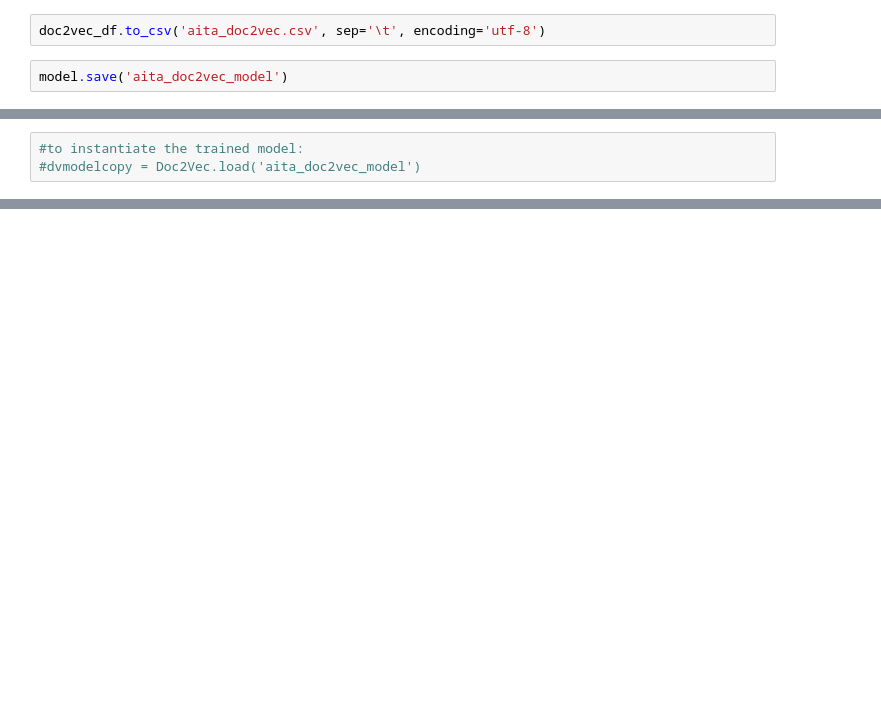
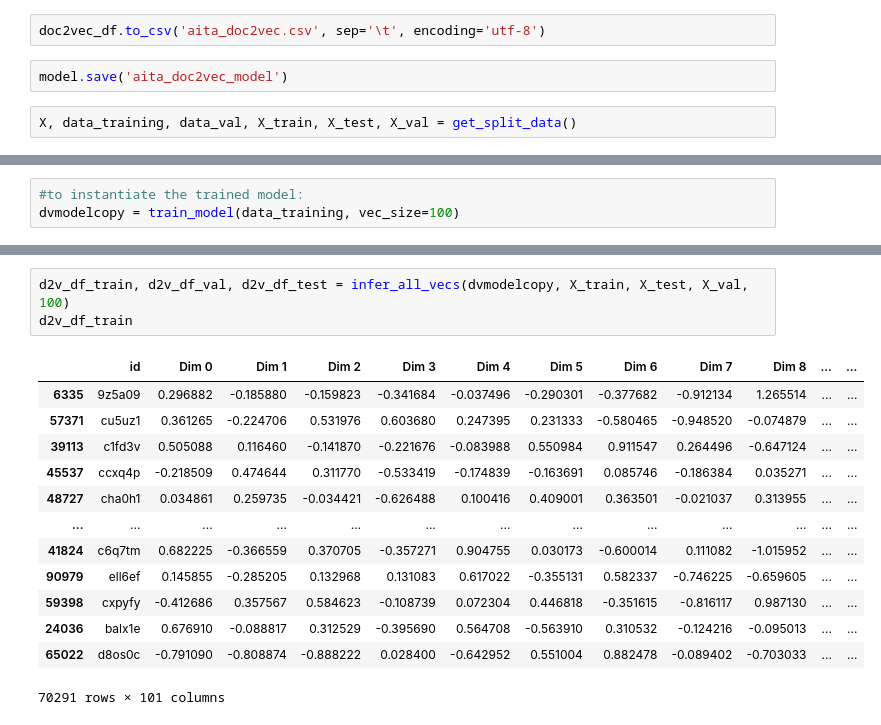
Before and after one commit to RaefM/eecs448-mde, a Jupyter notebook: doc2vec/doc2vec.ipynb, the cells around one changed output, grey strips where cells are left out. Cells and saved outputs as stored; diff of their text form; blank space fills up the shorter version.

```diff
--- a/doc2vec/doc2vec.ipynb
+++ b/doc2vec/doc2vec.ipynb
@@ -42,3 +44,5 @@ doc2vec_df
 doc2vec_df.to_csv('aita_doc2vec.csv', sep='\t', encoding='utf-8')
 # %%
 model.save('aita_doc2vec_model')
+# %%
+X, data_training, data_val, X_train, X_test, X_val = get_split_data()
@@ -45,3 +57,3 @@ model.save('aita_doc2vec_model')
 # %%
 #to instantiate the trained model:
-#dvmodelcopy = Doc2Vec.load('aita_doc2vec_model')
+dvmodelcopy = train_model(data_training, vec_size=100)
@@ -47,0 +80,17 @@ model.save('aita_doc2vec_model')
+# %%
+d2v_df_train, d2v_df_val, d2v_df_test = infer_all_vecs(dvmodelcopy, X_train, X_test, X_val, 100)
+d2v_df_train
+# %% [output]
+|  | id | Dim 0 | Dim 1 | Dim 2 | Dim 3 | Dim 4 | Dim 5 | Dim 6 | Dim 7 | Dim 8 | ... | ... |
+| 6335 | 9z5a09 | 0.296882 | -0.185880 | -0.159823 | -0.341684 | -0.037496 | -0.290301 | -0.377682 | -0.912134 | 1.265514 | ... | ... |
+| 57371 | cu5uz1 | 0.361265 | -0.224706 | 0.531976 | 0.603680 | 0.247395 | 0.231333 | -0.580465 | -0.948520 | -0.074879 | ... | ... |
+| 39113 | c1fd3v | 0.505088 | 0.116460 | -0.141870 | -0.221676 | -0.083988 | 0.550984 | 0.911547 | 0.264496 | -0.647124 | ... | ... |
+| 45537 | ccxq4p | -0.218509 | 0.474644 | 0.311770 | -0.533419 | -0.174839 | -0.163691 | 0.085746 | -0.186384 | 0.035271 | ... | ... |
+| 48727 | cha0h1 | 0.034861 | 0.259735 | -0.034421 | -0.626488 | 0.100416 | 0.409001 | 0.363501 | -0.021037 | 0.313955 | ... | ... |
+| ... | ... | ... | ... | ... | ... | ... | ... | ... | ... | ... | ... | ... |
+| 41824 | c6q7tm | 0.682225 | -0.366559 | 0.370705 | -0.357271 | 0.904755 | 0.030173 | -0.600014 | 0.111082 | -1.015952 | ... | ... |
+| 90979 | ell6ef | 0.145855 | -0.285205 | 0.132968 | 0.131083 | 0.617022 | -0.355131 | 0.582337 | -0.746225 | -0.659605 | ... | ... |
+| 59398 | cxpyfy | -0.412686 | 0.357567 | 0.584623 | -0.108739 | 0.072304 | 0.446818 | -0.351615 | -0.816117 | 0.987130 | ... | ... |
+| 24036 | balx1e | 0.676910 | -0.088817 | 0.312529 | -0.395690 | 0.564708 | -0.563910 | 0.310532 | -0.124216 | -0.095013 | ... | ... |
+| 65022 | d8os0c | -0.791090 | -0.808874 | -0.888222 | 0.028400 | -0.642952 | 0.551004 | 0.882478 | -0.089402 | -0.703033 | ... | ... |
+70291 rows × 101 columns
```
Also changed, not shown: parts of 13 cells of this notebook, 2 other files.
